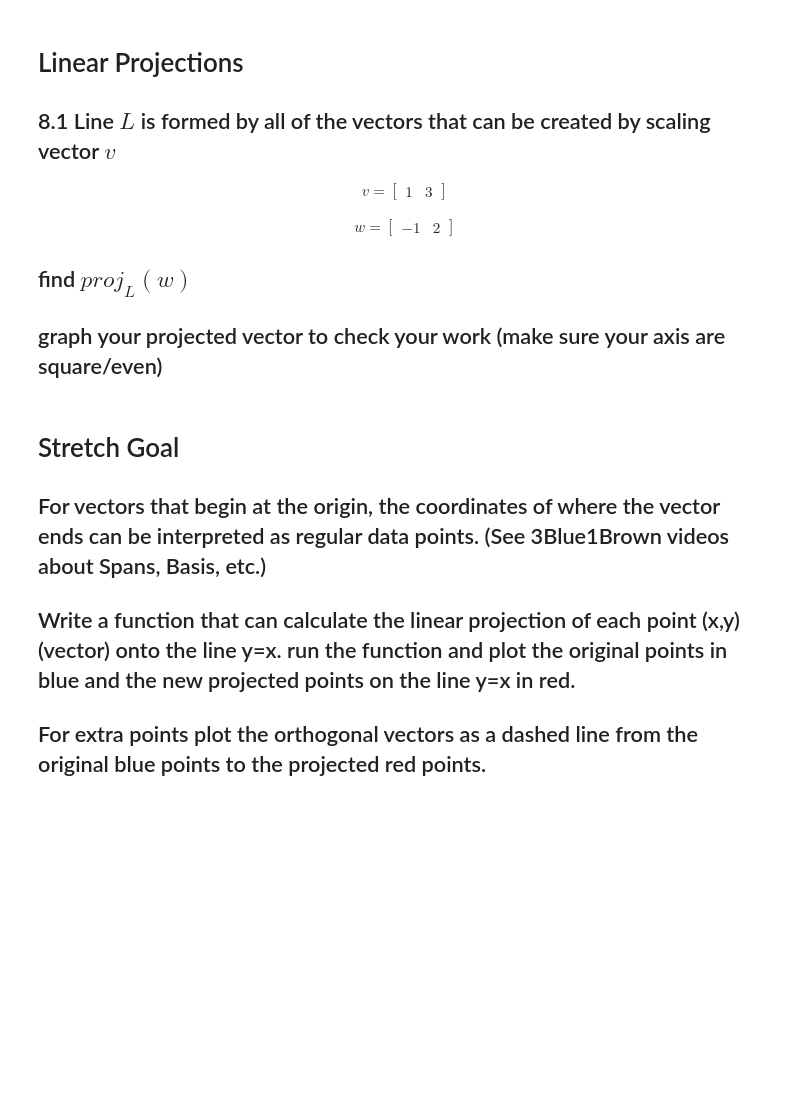
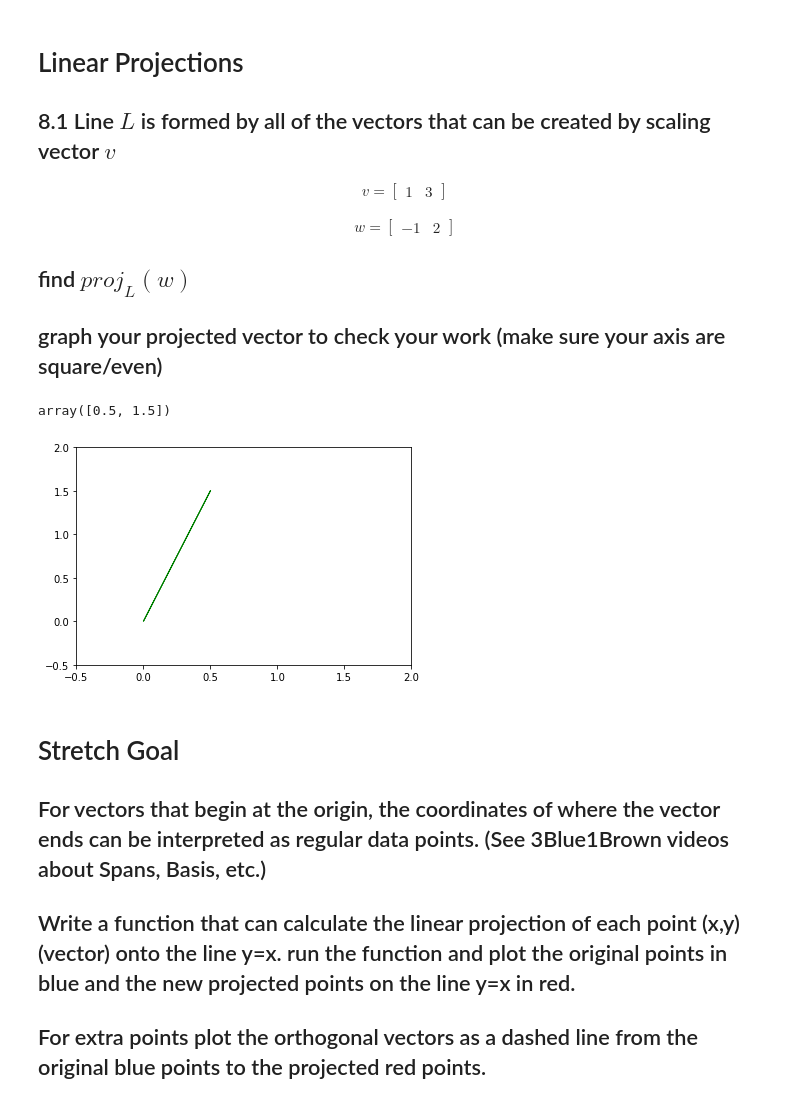
Before and after one commit to njaiprakash/DS-Unit-1-Sprint-3-Linear-Algebra, a Jupyter notebook: module2-intermediate-linear-algebra/LS_DS_132_Intermediate_Linear_Algebra_Assignment.ipynb, the cells around one changed output. Saved outputs shown, nothing was run; the diff lists cells and outputs as text; code cells hidden in the pictures; blank space fills up the shorter version.

```diff
--- a/module2-intermediate-linear-algebra/LS_DS_132_Intermediate_Linear_Algebra_Assignment.ipynb
+++ b/module2-intermediate-linear-algebra/LS_DS_132_Intermediate_Linear_Algebra_Assignment.ipynb
@@ -342,6 +360,28 @@ w = \begin{bmatrix} -1 & 2 \end{bmatrix}
 ## find $proj_{L}(w)$
 
 ## graph your projected vector to check your work (make sure your axis are square/even)
+# %%
+v = [1,3]
+w = [-1, 2]
+numerator = np.dot(w, v)
+denominator = np.dot(v, v)
+
+
+proj_w = np.multiply((numerator / denominator),v)
+proj_w
+# %% [output]
+array([0.5, 1.5])
+# %%
+plt.arrow(0, 0, 0.5, 1.5, color ='green')
+
+
+
+plt.xlim(-0.5, 2)
+plt.ylim(-0.5,2)
+
+plt.show()
+# %% [output]
+[figure, added]
 # %% [markdown]
 # Stretch Goal
 
```
Also changed, not shown: parts of 2 cells of this notebook.
